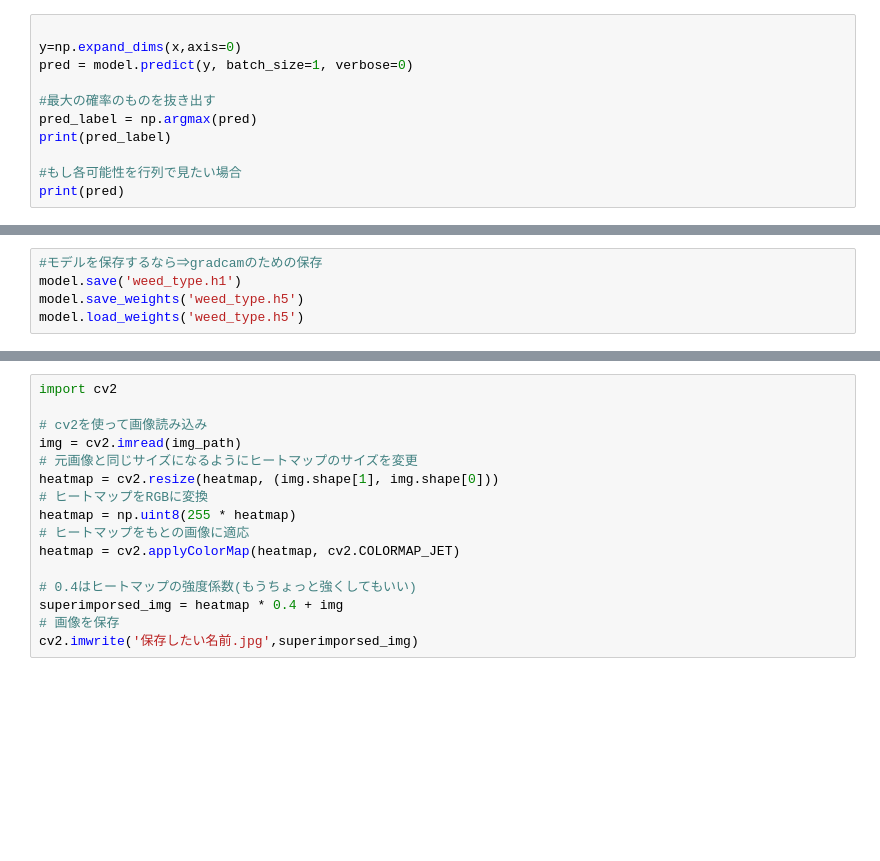
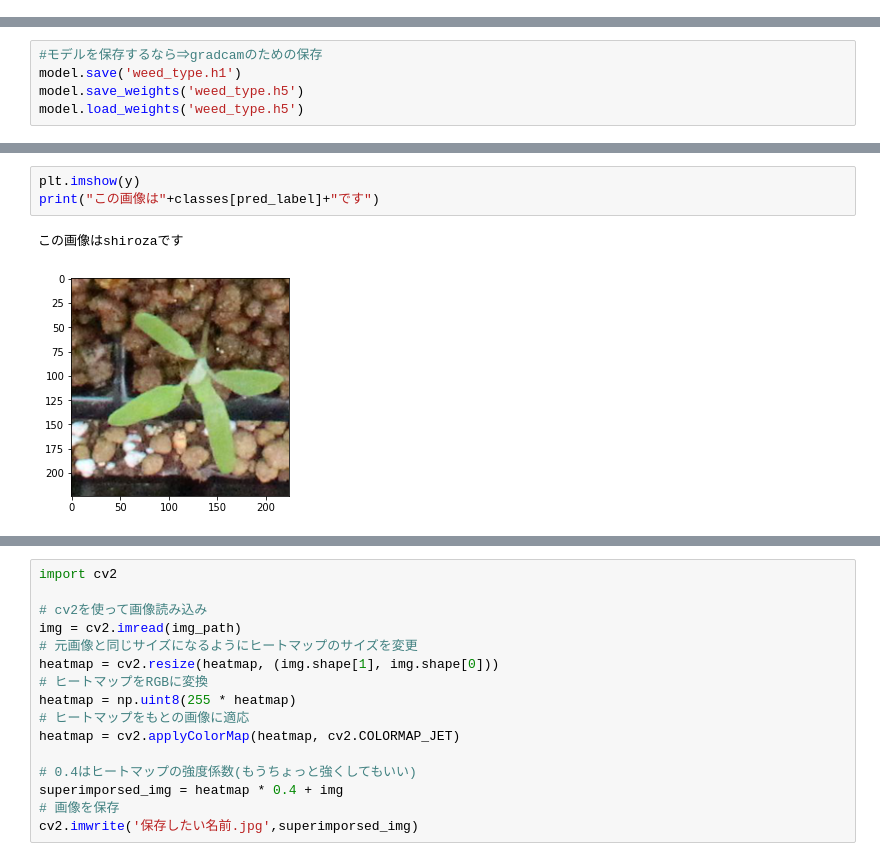
Before and after one commit to kanzaki-coder/deeplearning, a Jupyter notebook: weed_VGG16_fine_tuning.ipynb, the cells around one changed output, grey strips where cells are left out. Cells and saved outputs as stored; diff of their text form; blank space fills up the shorter version.

```diff
--- a/weed_VGG16_fine_tuning.ipynb
+++ b/weed_VGG16_fine_tuning.ipynb
@@ -282,11 +178,0 @@ print("以下の画像を判定します")
-# %%
-
-y=np.expand_dims(x,axis=0)
-pred = model.predict(y, batch_size=1, verbose=0)
-
-#最大の確率のものを抜き出す
-pred_label = np.argmax(pred)
-print(pred_label)
-
-#もし各可能性を行列で見たい場合
-print(pred)
@@ -452 +241,7 @@ classes=["hakidamegiku","hakidamegiku","hosoaogeitou","hosoaogeitou","ichibi",
+# %%
+plt.imshow(y)
+print("この画像は"+classes[pred_label]+"です")
+# %% [output]
+この画像はshirozaです
+[figure, added]
 # %%
```
Also changed, not shown: parts of 30 cells of this notebook.
